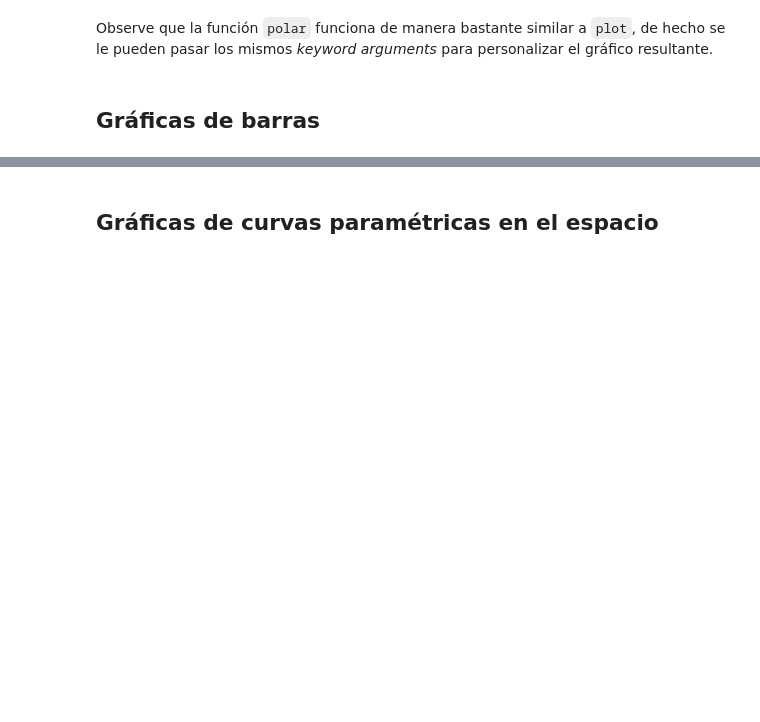
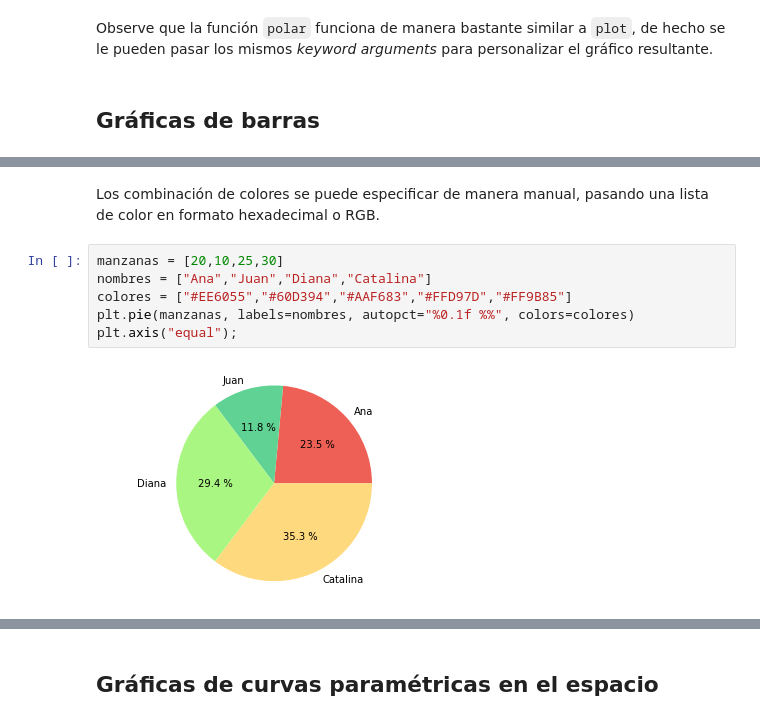
Before and after one commit to JorgeDeLosSantos/apuntes-python, a Jupyter notebook: Matplotlib, visualización gráfica.ipynb, the cells around one changed output, grey strips where cells are left out. Saved outputs shown, nothing was run; the diff lists cells and outputs as text; blank space fills up the shorter version.

```diff
--- a/Matplotlib, visualización gráfica.ipynb
+++ b/Matplotlib, visualización gráfica.ipynb
@@ -274,0 +318,10 @@ Observe que la función `polar` funciona de manera bastante similar a `plot`, de
+# %% [markdown]
+Los combinación de colores se puede especificar de manera manual, pasando una lista de color en formato hexadecimal o RGB.
+# %%
+manzanas = [20,10,25,30]
+nombres = ["Ana","Juan","Diana","Catalina"]
+colores = ["#EE6055","#60D394","#AAF683","#FFD97D","#FF9B85"]
+plt.pie(manzanas, labels=nombres, autopct="%0.1f %%", colors=colores)
+plt.axis("equal");
+# %% [output]
+[figure, added]
```
Also changed, not shown: parts of 11 cells of this notebook, 13 other files.
